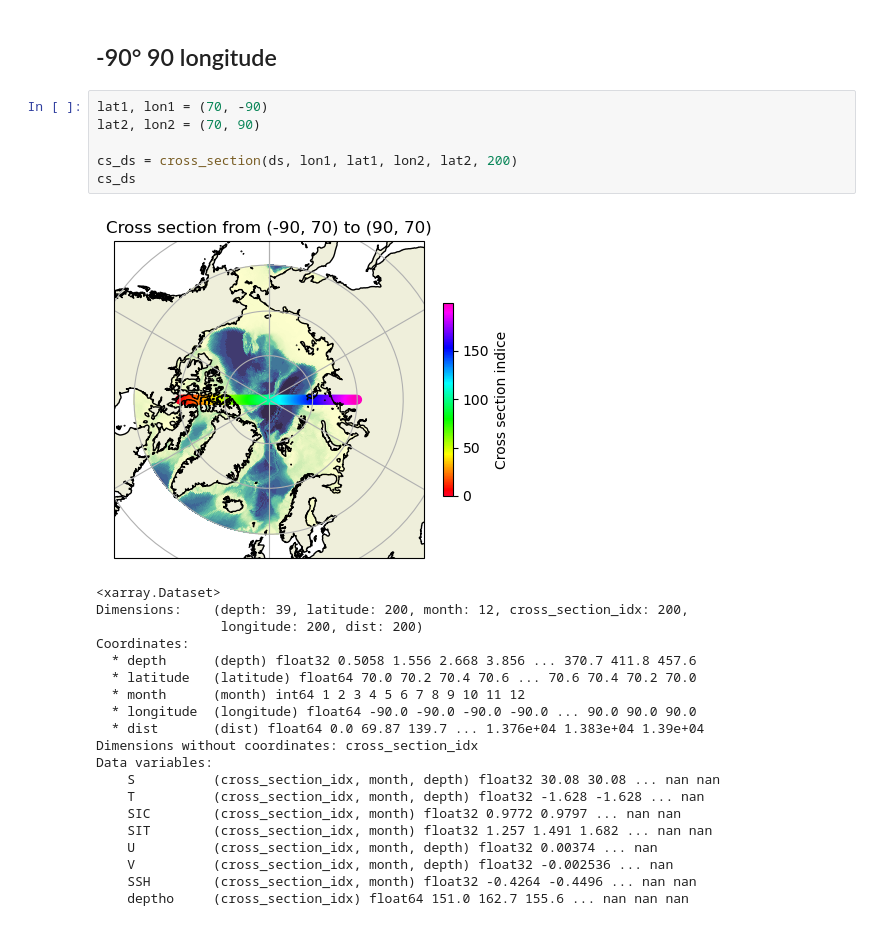
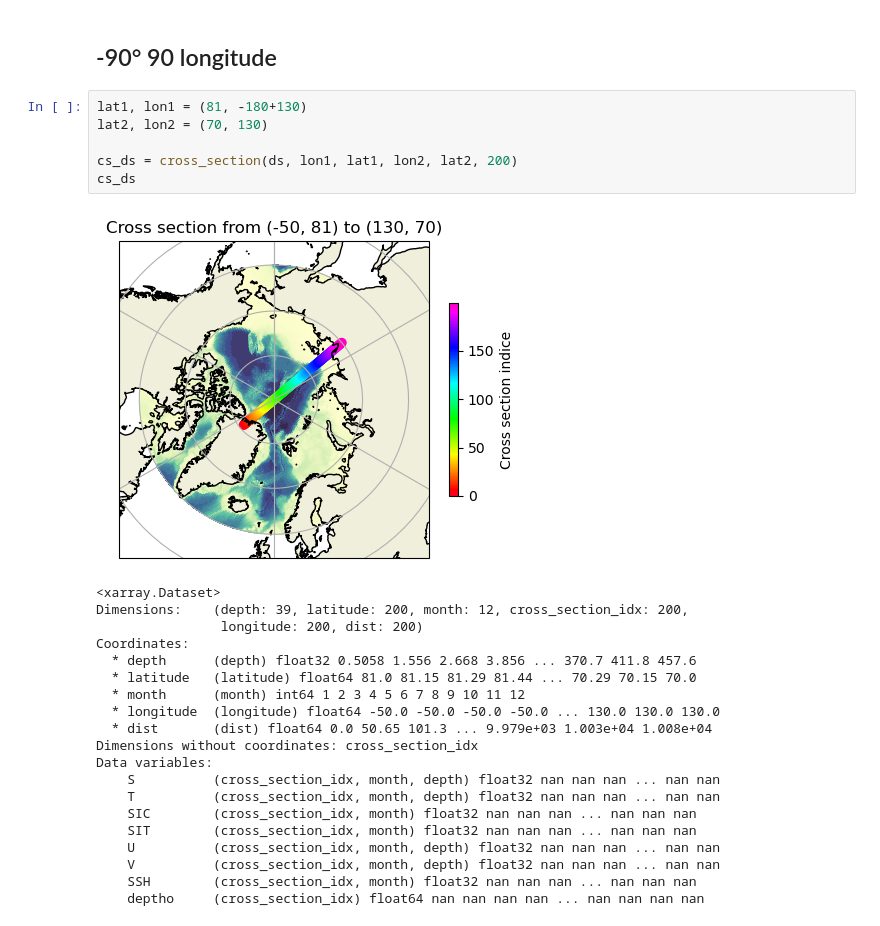
Before and after one commit to juliencollard2001/PHO_Arctic, a Jupyter notebook: climatologies_cross_sections.ipynb, the cells around one changed output. Saved outputs shown, nothing was run; the diff lists cells and outputs as text.

Commit message:
changement cross section

```diff
--- a/climatologies_cross_sections.ipynb
+++ b/climatologies_cross_sections.ipynb
@@ -108,32 +108,32 @@ plt.show()
 # %% [markdown]
 ## -90° 90 longitude
 # %%
-lat1, lon1 = (70, -90)
-lat2, lon2 = (70, 90)
+lat1, lon1 = (81, -180+130)
+lat2, lon2 = (70, 130)
 
 cs_ds = cross_section(ds, lon1, lat1, lon2, lat2, 200)
 cs_ds
 # %% [output]
-[figure, old version]
+[figure, new version]
 <xarray.Dataset>
 Dimensions:    (depth: 39, latitude: 200, month: 12, cross_section_idx: 200,
                 longitude: 200, dist: 200)
 Coordinates:
   * depth      (depth) float32 0.5058 1.556 2.668 3.856 ... 370.7 411.8 457.6
-  * latitude   (latitude) float64 70.0 70.2 70.4 70.6 ... 70.6 70.4 70.2 70.0
+  * latitude   (latitude) float64 81.0 81.15 81.29 81.44 ... 70.29 70.15 70.0
   * month      (month) int64 1 2 3 4 5 6 7 8 9 10 11 12
-  * longitude  (longitude) float64 -90.0 -90.0 -90.0 -90.0 ... 90.0 90.0 90.0
-  * dist       (dist) float64 0.0 69.87 139.7 ... 1.376e+04 1.383e+04 1.39e+04
+  * longitude  (longitude) float64 -50.0 -50.0 -50.0 -50.0 ... 130.0 130.0 130.0
+  * dist       (dist) float64 0.0 50.65 101.3 ... 9.979e+03 1.003e+04 1.008e+04
 Dimensions without coordinates: cross_section_idx
 Data variables:
-    S          (cross_section_idx, month, depth) float32 30.08 30.08 ... nan nan
-    T          (cross_section_idx, month, depth) float32 -1.628 -1.628 ... nan
-    SIC        (cross_section_idx, month) float32 0.9772 0.9797 ... nan nan
-    SIT        (cross_section_idx, month) float32 1.257 1.491 1.682 ... nan nan
-    U          (cross_section_idx, month, depth) float32 0.00374 ... nan
-    V          (cross_section_idx, month, depth) float32 -0.002536 ... nan
-    SSH        (cross_section_idx, month) float32 -0.4264 -0.4496 ... nan nan
-    deptho     (cross_section_idx) float64 151.0 162.7 155.6 ... nan nan nan
+    S          (cross_section_idx, month, depth) float32 nan nan nan ... nan nan
+    T          (cross_section_idx, month, depth) float32 nan nan nan ... nan nan
+    SIC        (cross_section_idx, month) float32 nan nan nan ... nan nan nan
+    SIT        (cross_section_idx, month) float32 nan nan nan ... nan nan nan
+    U          (cross_section_idx, month, depth) float32 nan nan nan ... nan nan
+    V          (cross_section_idx, month, depth) float32 nan nan nan ... nan nan
+    SSH        (cross_section_idx, month) float32 nan nan nan ... nan nan nan
+    deptho     (cross_section_idx) float64 nan nan nan nan ... nan nan nan nan
 # %%
 ds_plot = cs_ds.sel(month=4)
 
```
Also changed, not shown: parts of 1 cell of this notebook.
